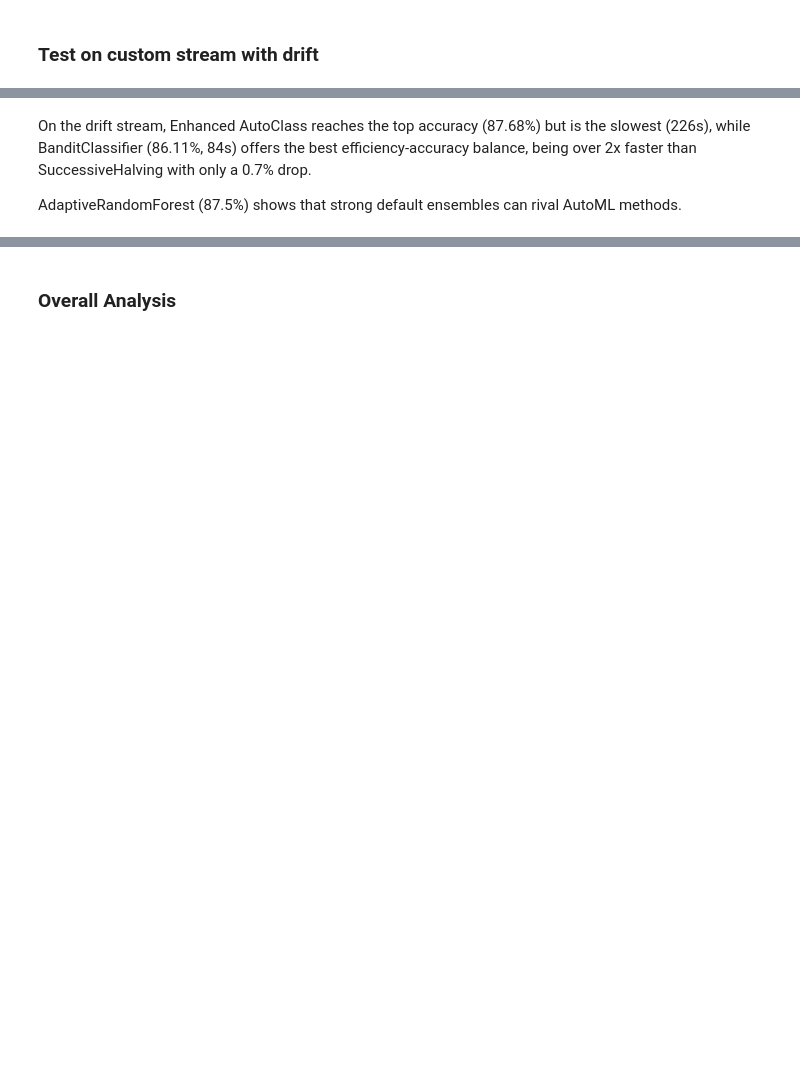
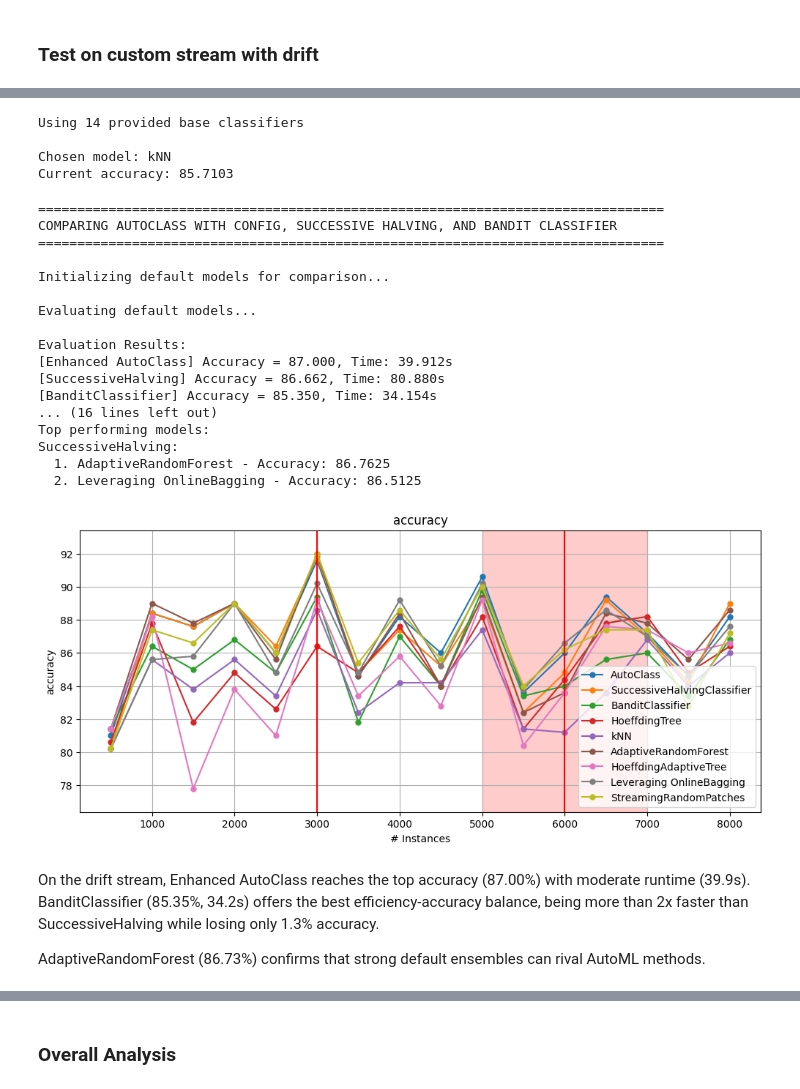
Before and after one commit to adaptive-machine-learning/CapyMOA, a Jupyter notebook: notebooks/09_automl.ipynb, the cells around one changed output, grey strips where cells are left out. Cells and saved outputs as stored; diff of their text form; code cells hidden in the pictures; blank space fills up the shorter version.

```diff
--- a/notebooks/09_automl.ipynb
+++ b/notebooks/09_automl.ipynb
@@ -579,16 +765,15 @@ All methods vastly outperform the default HoeffdingTree (53.2%), highlighting th
 # %% [markdown]
 ### Test on custom stream with drift
 # %%
-window_size=500
-max_instances=15000
-budget=max_instances*3
+window_size = 500
+max_instances = 8000
+budget = max_instances * 3
 drift_stream = DriftStream(
     stream=[
         SEA(function=1),
-        AbruptDrift(position=5000),
+        AbruptDrift(position=3000),
         SEA(function=3),
-        GradualDrift(position=10000, width=2000),
+        GradualDrift(position=6000, width=2000),
         SEA(function=1),
     ]
 )
-test_autoclass_vs_successive_halving(drift_stream, window_size=window_size, max_instances=max_instances, budget=budget, bandit_eps=0.3)
@@ -613,0 +780,6 @@ SuccessiveHalving:
+# %%
+results_autoclass = autoclass(
+    drift_stream, window_size=window_size, max_instances=max_instances, budget=budget
+)
+# %%
+shc_direct, results_shc = successive_halving(drift_stream, max_instances, window_size)
@@ -614,4 +801,43 @@ SuccessiveHalving:
+# %%
+bandit_clf, results_bandit = bandit_classifier(
+    drift_stream, max_instances, window_size, bandit_eps=0.3
+)
+# %% [output]
+Using 14 provided base classifiers
+
+Chosen model: kNN
+Current accuracy: 85.7103
+# %%
+test_autoclass_vs_successive_halving_and_bandit(
+    drift_stream,
+    window_size=window_size,
+    max_instances=max_instances,
+    results_autoclass_enhanced=results_autoclass,
+    shc_direct=shc_direct,
+    results_shc=results_shc,
+    bandit_clf=bandit_clf,
+    results_bandit=results_bandit,
+)
+# %% [output]
+================================================================================
+COMPARING AUTOCLASS WITH CONFIG, SUCCESSIVE HALVING, AND BANDIT CLASSIFIER
+================================================================================
+
+Initializing default models for comparison...
+
+Evaluating default models...
+
+Evaluation Results:
+[Enhanced AutoClass] Accuracy = 87.000, Time: 39.912s
+[SuccessiveHalving] Accuracy = 86.662, Time: 80.880s
+[BanditClassifier] Accuracy = 85.350, Time: 34.154s
+... (16 lines left out)
+Top performing models:
+SuccessiveHalving:
+  1. AdaptiveRandomForest - Accuracy: 86.7625
+  2. Leveraging OnlineBagging - Accuracy: 86.5125
+[figure, added]
 # %% [markdown]
-On the drift stream, Enhanced AutoClass reaches the top accuracy (87.68%) but is the slowest (226s), while BanditClassifier (86.11%, 84s) offers the best efficiency-accuracy balance, being over 2x faster than SuccessiveHalving with only a 0.7% drop.
+On the drift stream, Enhanced AutoClass reaches the top accuracy (87.00%) with moderate runtime (39.9s). BanditClassifier (85.35%, 34.2s) offers the best efficiency-accuracy balance, being more than 2x faster than SuccessiveHalving while losing only 1.3% accuracy.
 
-AdaptiveRandomForest (87.5%) shows that strong default ensembles can rival AutoML methods.
+AdaptiveRandomForest (86.73%) confirms that strong default ensembles can rival AutoML methods.
```
Also changed, not shown: parts of 24 cells of this notebook, 3 other files.
